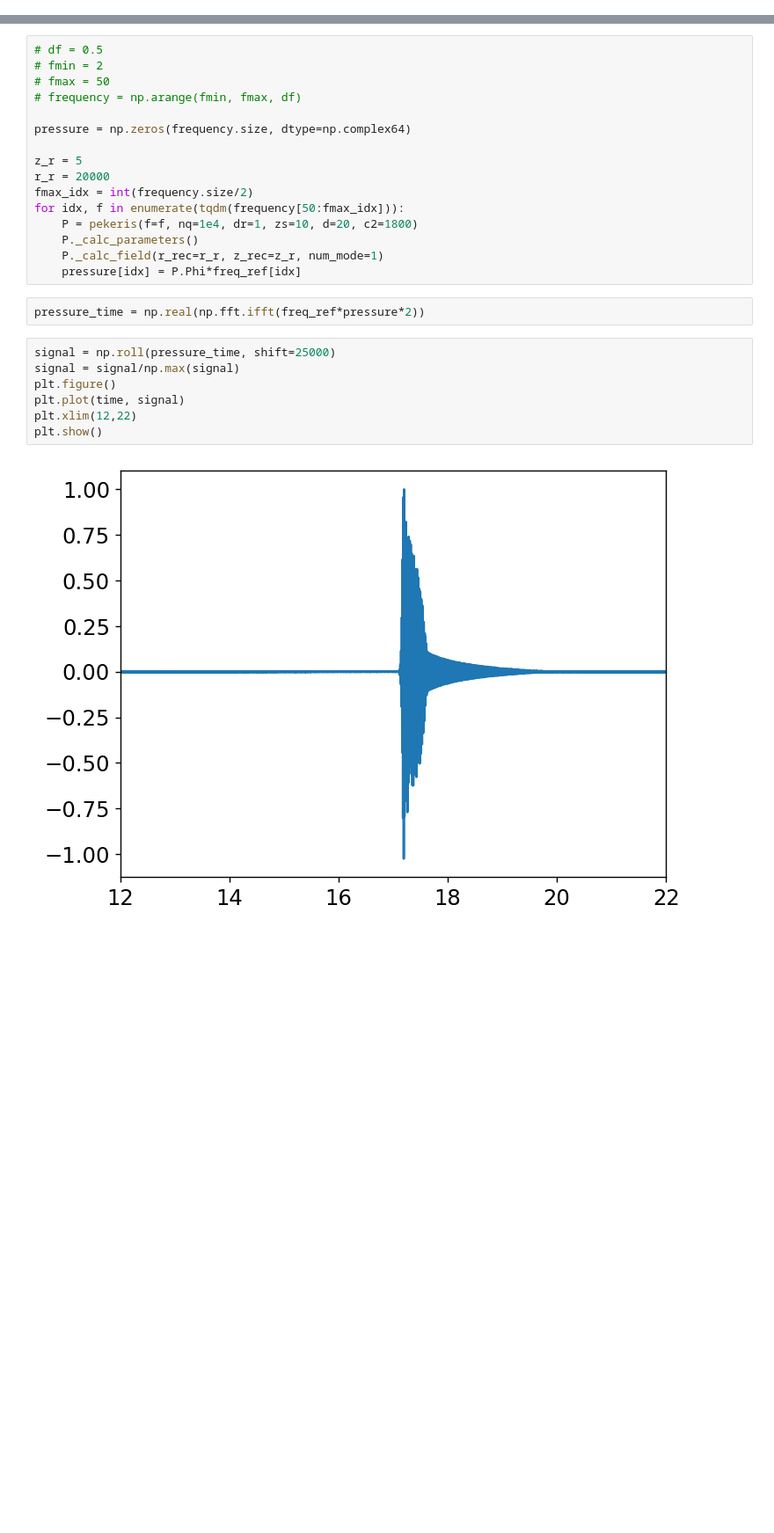
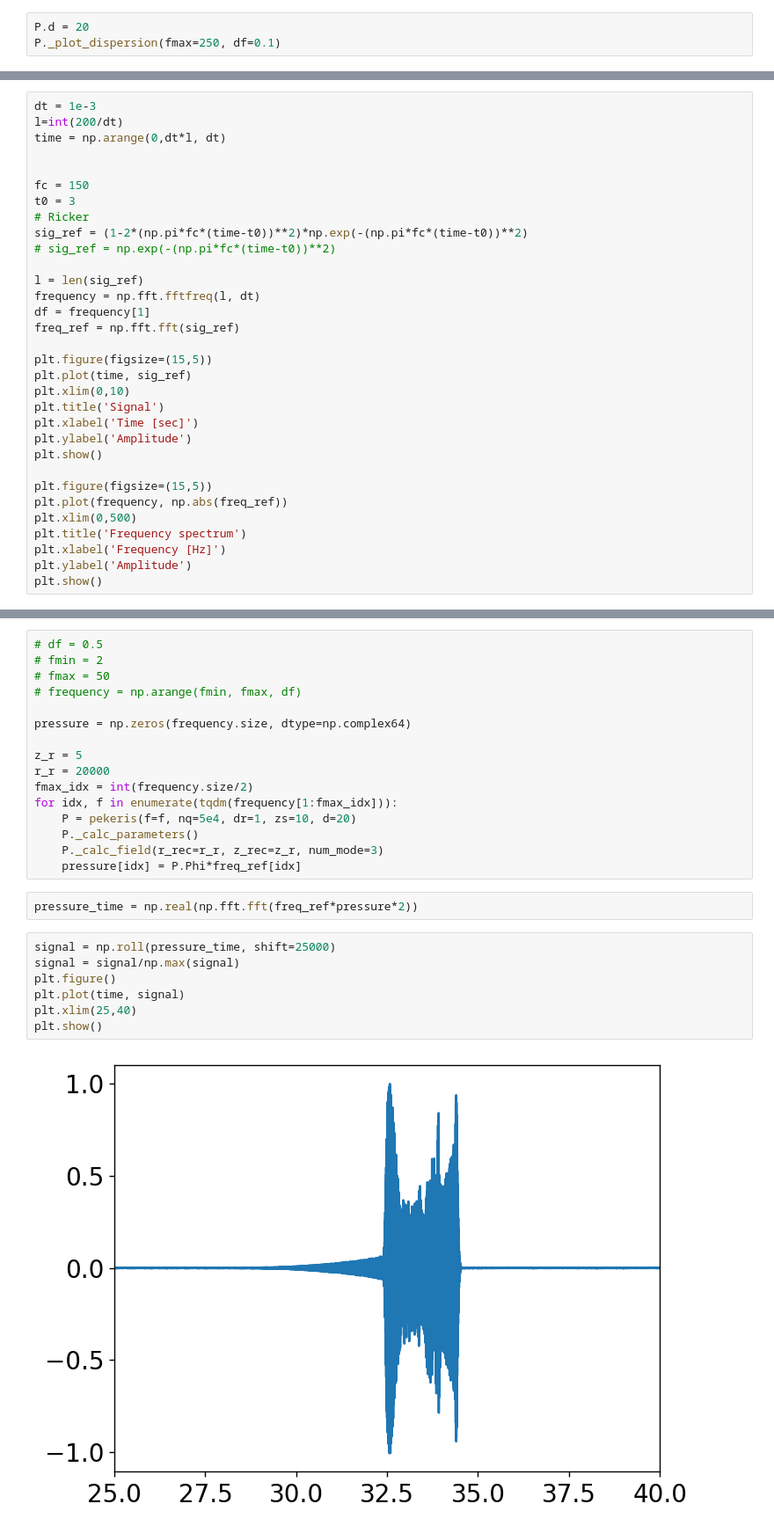
Before and after one commit to Gilaverbuch/pypekeris, a Jupyter notebook: Pekeris Solver.ipynb, the cells around one changed output, grey strips where cells are left out. Shown at 88% size. Saved outputs shown, nothing was run; the diff lists cells and outputs as text; blank space fills up the shorter version.

```diff
--- a/Pekeris Solver.ipynb
+++ b/Pekeris Solver.ipynb
@@ -118,0 +81,3 @@ plt.show()
+# %%
+P.d = 20
+P._plot_dispersion(fmax=250, df=0.1)
@@ -118,0 +86,32 @@ plt.show()
+# %%
+dt = 1e-3
+l=int(200/dt)
+time = np.arange(0,dt*l, dt)
+
+
+fc = 150
+t0 = 3
+# Ricker
+sig_ref = (1-2*(np.pi*fc*(time-t0))**2)*np.exp(-(np.pi*fc*(time-t0))**2)
+# sig_ref = np.exp(-(np.pi*fc*(time-t0))**2)
+
+l = len(sig_ref)
+frequency = np.fft.fftfreq(l, dt)
+df = frequency[1]
+freq_ref = np.fft.fft(sig_ref)
+
+plt.figure(figsize=(15,5))
+plt.plot(time, sig_ref)
+plt.xlim(0,10)
+plt.title('Signal')
+plt.xlabel('Time [sec]')
+plt.ylabel('Amplitude')
+plt.show()
+
+plt.figure(figsize=(15,5))
+plt.plot(frequency, np.abs(freq_ref))
+plt.xlim(0,500)
+plt.title('Frequency spectrum')
+plt.xlabel('Frequency [Hz]')
+plt.ylabel('Amplitude')
+plt.show()
@@ -127,19 +129,19 @@ pressure = np.zeros(frequency.size, dtype=np.complex64)
 z_r = 5
 r_r = 20000
 fmax_idx = int(frequency.size/2)
-for idx, f in enumerate(tqdm(frequency[50:fmax_idx])):
-    P = pekeris(f=f, nq=1e4, dr=1, zs=10, d=20, c2=1800)
+for idx, f in enumerate(tqdm(frequency[1:fmax_idx])):
+    P = pekeris(f=f, nq=5e4, dr=1, zs=10, d=20)
     P._calc_parameters()
-    P._calc_field(r_rec=r_r, z_rec=z_r, num_mode=1)
+    P._calc_field(r_rec=r_r, z_rec=z_r, num_mode=3)
     pressure[idx] = P.Phi*freq_ref[idx]
 # %%
-pressure_time = np.real(np.fft.ifft(freq_ref*pressure*2))
+pressure_time = np.real(np.fft.fft(freq_ref*pressure*2))
 # %%
 signal = np.roll(pressure_time, shift=25000)
 signal = signal/np.max(signal)
 plt.figure()
 plt.plot(time, signal)
-plt.xlim(12,22)
+plt.xlim(25,40)
 plt.show()
 # %% [output]
-[figure, old version]
+[figure, new version]
```
Also changed, not shown: parts of 15 cells of this notebook, 2 other files.
